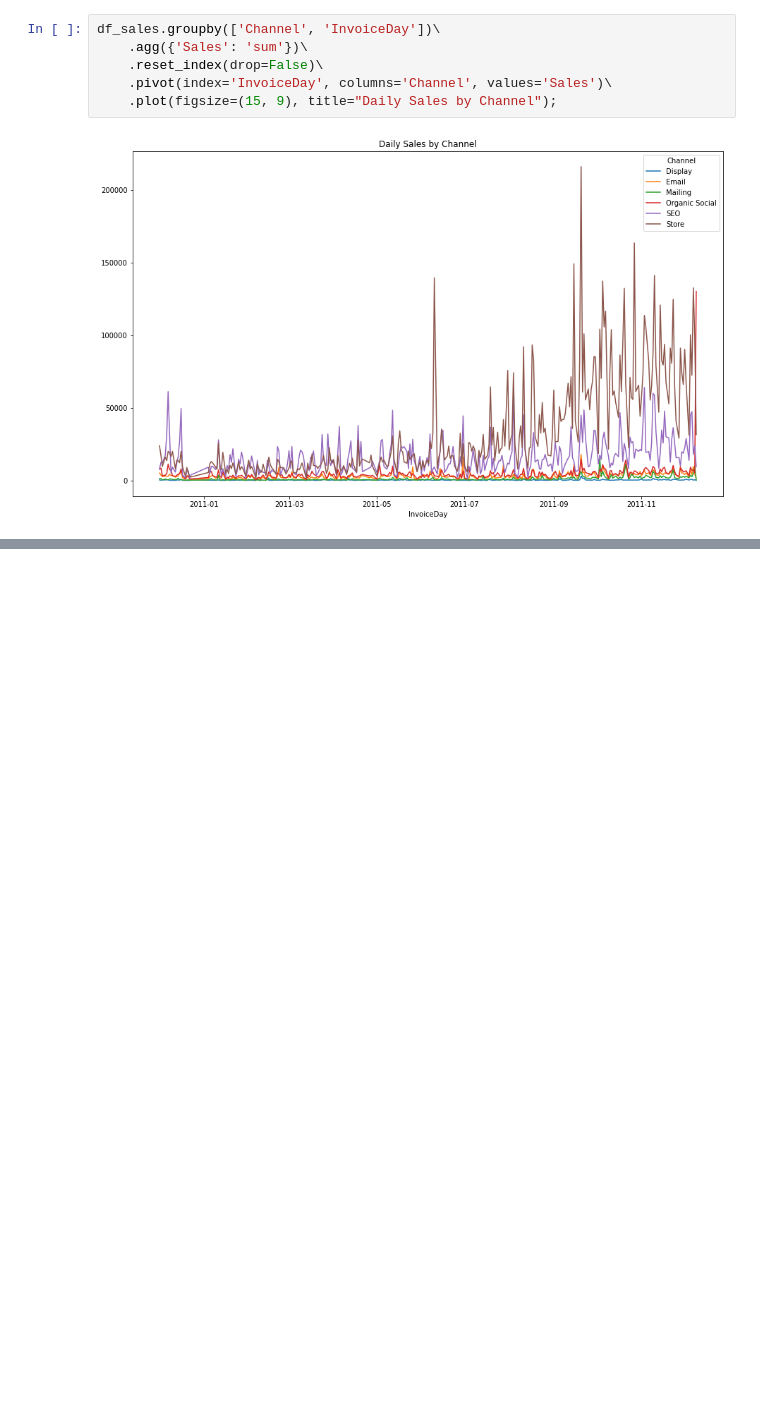
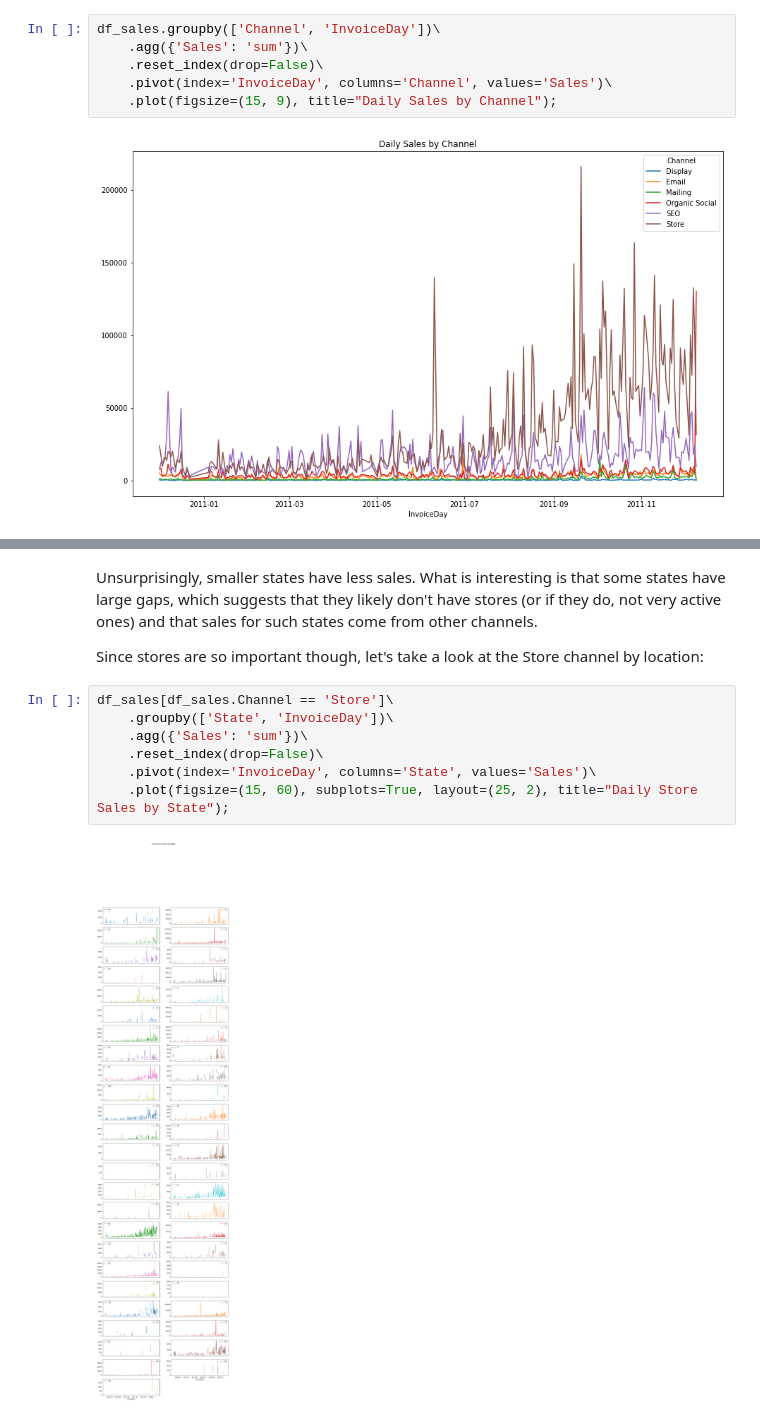
Before and after one commit to rob-dalton/comoto-takehome, a Jupyter notebook: eda.ipynb, the cells around one changed output, grey strips where cells are left out. Drawn from its saved outputs; the diff is of its cells as text; blank space fills up the shorter version.

```diff
--- a/eda.ipynb
+++ b/eda.ipynb
@@ -99,0 +116,13 @@ That's a lot cleaner, and it better illustrates the ascendance of store sales.
+# %% [markdown]
+Unsurprisingly, smaller states have less sales. What is interesting is that some states have large gaps, which suggests that they likely don't have stores (or if they do, not very active ones) and that sales for such states come from other channels.
+
+Since stores are so important though, let's take a look at the Store channel by location:
+# %%
+df_sales[df_sales.Channel == 'Store']\
+    .groupby(['State', 'InvoiceDay'])\
+    .agg({'Sales': 'sum'})\
+    .reset_index(drop=False)\
+    .pivot(index='InvoiceDay', columns='State', values='Sales')\
+    .plot(figsize=(15, 60), subplots=True, layout=(25, 2), title="Daily Store Sales by State");
+# %% [output]
+[figure, added]
```
Also changed, not shown: parts of 17 cells of this notebook, 1 other file.
